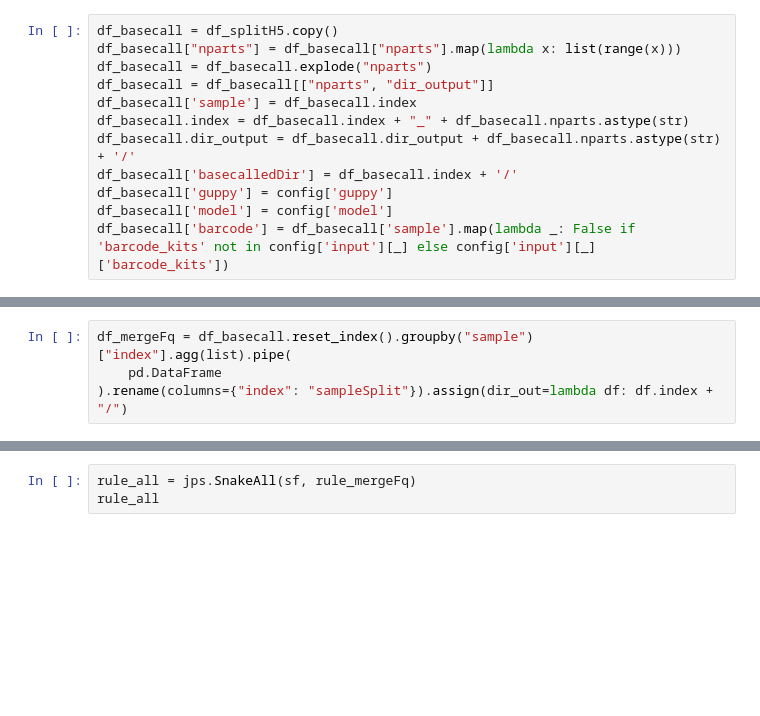
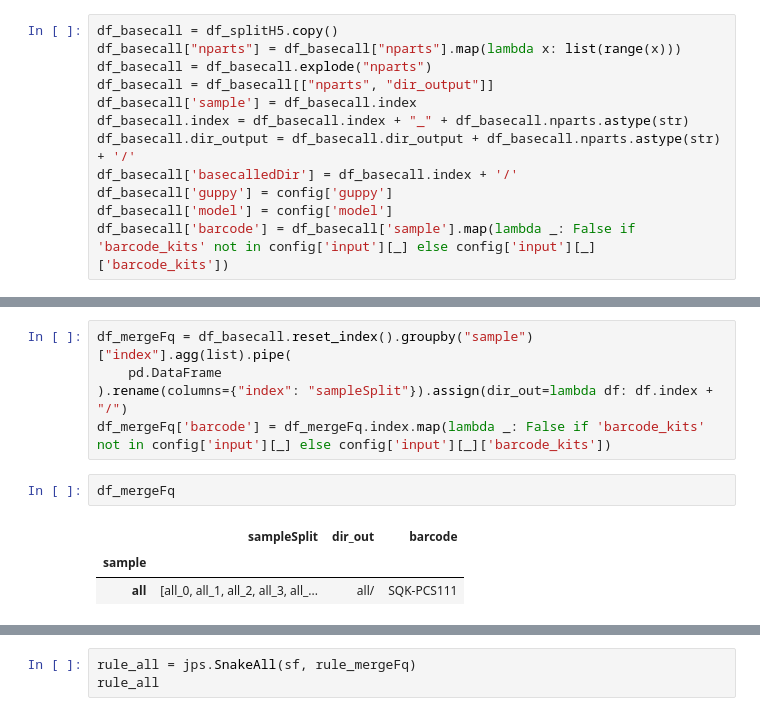
Before and after one commit to liuzj039/jpy_tools, a Jupyter notebook: pipeline/basecallByGuppy/snakemake/split.ipynb, the cells around one changed output, grey strips where cells are left out. Cells and saved outputs as stored; diff of their text form; blank space fills up the shorter version.

Commit message:
update split

```diff
--- a/pipeline/basecallByGuppy/snakemake/split.ipynb
+++ b/pipeline/basecallByGuppy/snakemake/split.ipynb
@@ -164,6 +164,13 @@ touch {output.basecallFinished}
 df_mergeFq = df_basecall.reset_index().groupby("sample")["index"].agg(list).pipe(
     pd.DataFrame
 ).rename(columns={"index": "sampleSplit"}).assign(dir_out=lambda df: df.index + "/")
+df_mergeFq['barcode'] = df_mergeFq.index.map(lambda _: False if 'barcode_kits' not in config['input'][_] else config['input'][_]['barcode_kits'])
+# %%
+df_mergeFq
+# %% [output]
+|  | sampleSplit | dir_out | barcode |
+| sample |  |  |  |
+| all | [all_0, all_1, all_2, all_3, all_... | all/ | SQK-PCS111 |
 # %%
 rule_mergeFq = jps.SnakeRule(sf, 'mergeFq', 18, 0)
 rule_mergeFq.addCode("""
```
Also changed, not shown: parts of 4 cells of this notebook, 1 other file.
